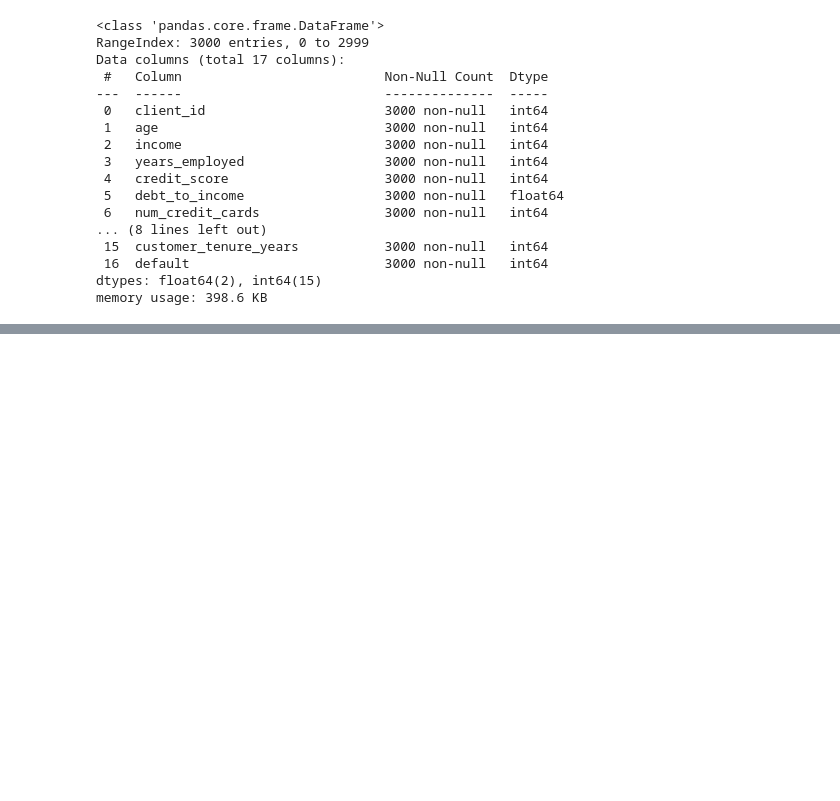
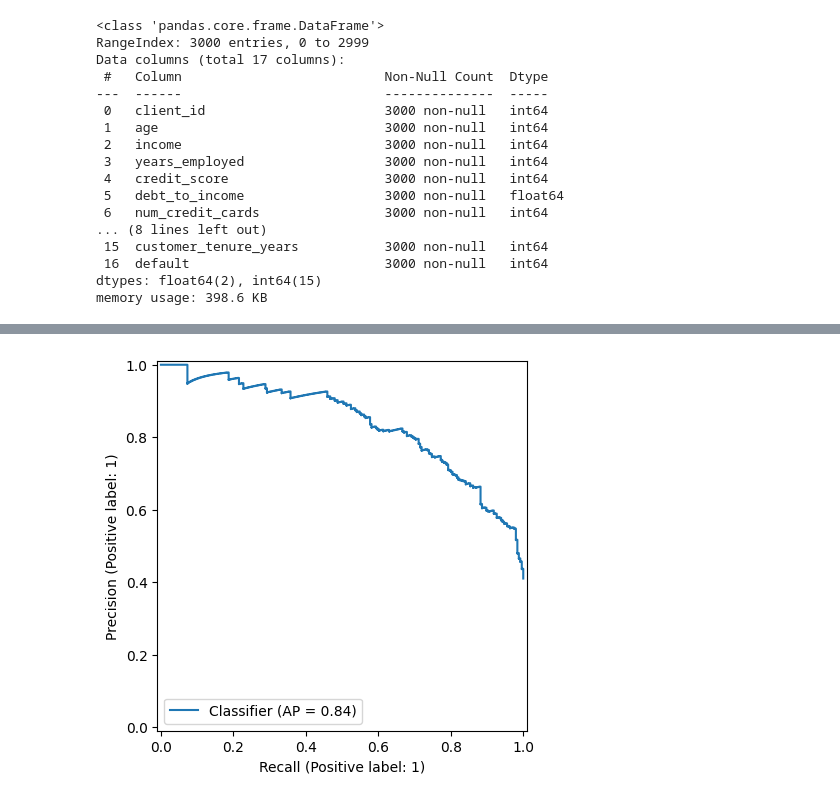
Before and after one commit to kaiyneee/mirea, a Jupyter notebook: homeworks/HW05/HW05.ipynb, the cells around one changed output, grey strips where cells are left out. Drawn from its saved outputs; the diff is of its cells as text; code cells hidden in the pictures; blank space fills up the shorter version.

```diff
--- a/homeworks/HW05/HW05.ipynb
+++ b/homeworks/HW05/HW05.ipynb
@@ -418,0 +216,8 @@ y_pred_proba_dummy = dummy.predict_proba(X_test)[:, 1]
+# %%
+PrecisionRecallDisplay.from_predictions(
+    y_test,
+    y_test_proba,
+)
+plt.savefig('figures/PRCurve.png')
+# %% [output]
+[figure, added]
```
Also changed, not shown: parts of 34 cells of this notebook, 45 other files.
